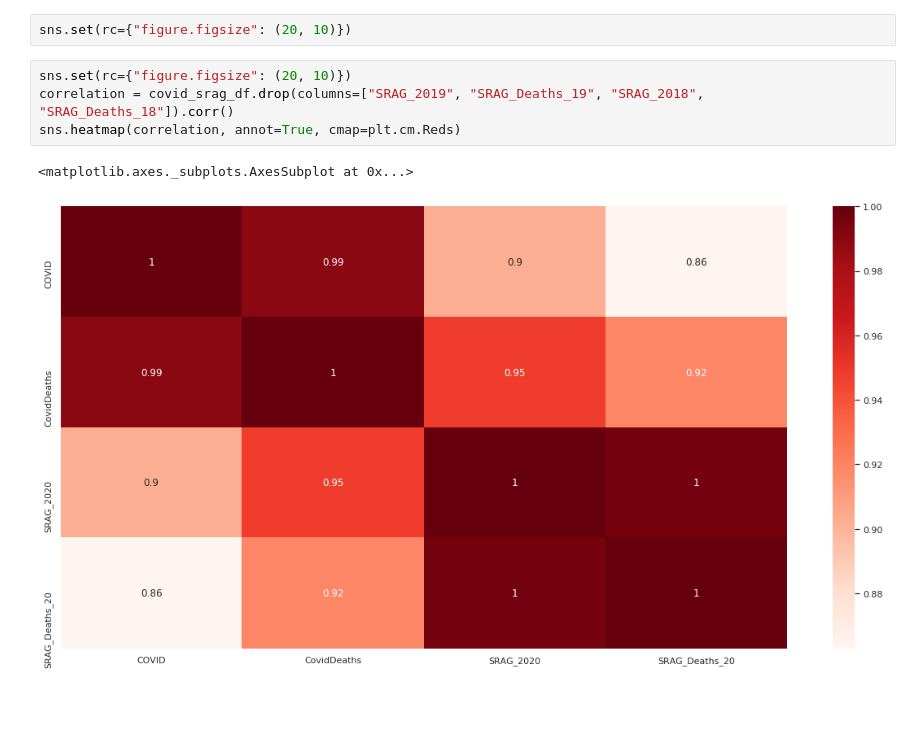
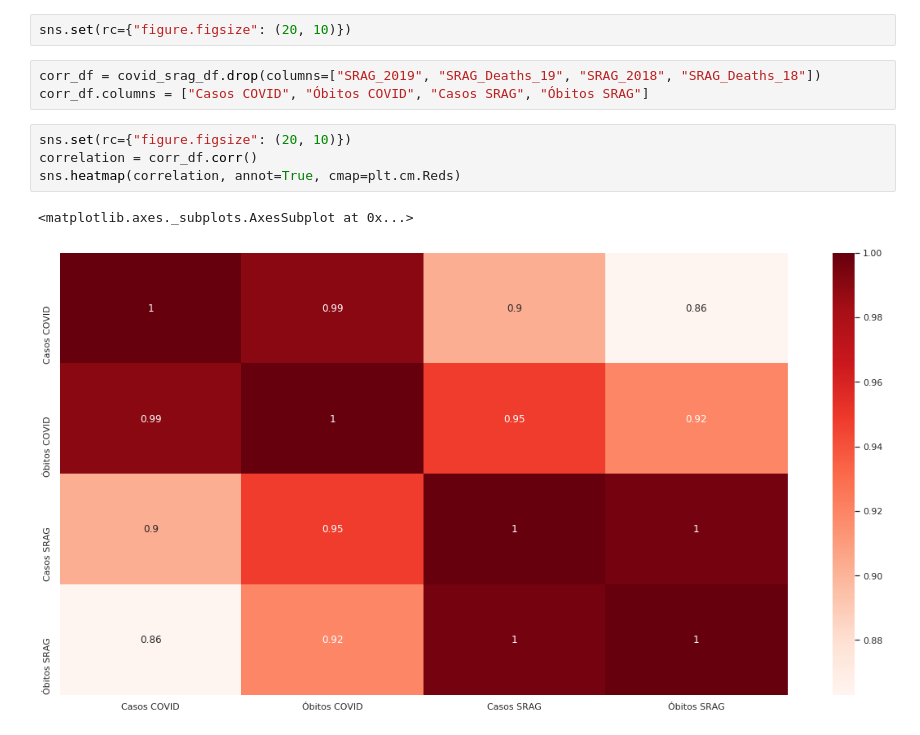
Before and after one commit to kenzosakiyama/corona_virus_brasil, a Jupyter notebook: notebooks/covid_srag.ipynb, the cells around one changed output. Saved outputs shown, nothing was run; the diff lists cells and outputs as text; blank space fills up the shorter version.

Commit message:
Traduzindo campos da tabela de corr de convid/srag

```diff
--- a/notebooks/covid_srag.ipynb
+++ b/notebooks/covid_srag.ipynb
@@ -82,10 +82,13 @@ obitos_df.plot(linewidth=2, ax=axes[1], title="Óbitos")
 # Analisando a correlação entre os atributos
 # %%
 sns.set(rc={"figure.figsize": (20, 10)})
+# %%
+corr_df = covid_srag_df.drop(columns=["SRAG_2019", "SRAG_Deaths_19", "SRAG_2018", "SRAG_Deaths_18"])
+corr_df.columns = ["Casos COVID", "Óbitos COVID", "Casos SRAG", "Óbitos SRAG"]
 # %%
 sns.set(rc={"figure.figsize": (20, 10)})
-correlation = covid_srag_df.drop(columns=["SRAG_2019", "SRAG_Deaths_19", "SRAG_2018", "SRAG_Deaths_18"]).corr()
+correlation = corr_df.corr()
 sns.heatmap(correlation, annot=True, cmap=plt.cm.Reds)
 # %% [output]
 <matplotlib.axes._subplots.AxesSubplot at 0x...>
-[figure, old version]
+[figure, new version]
```
